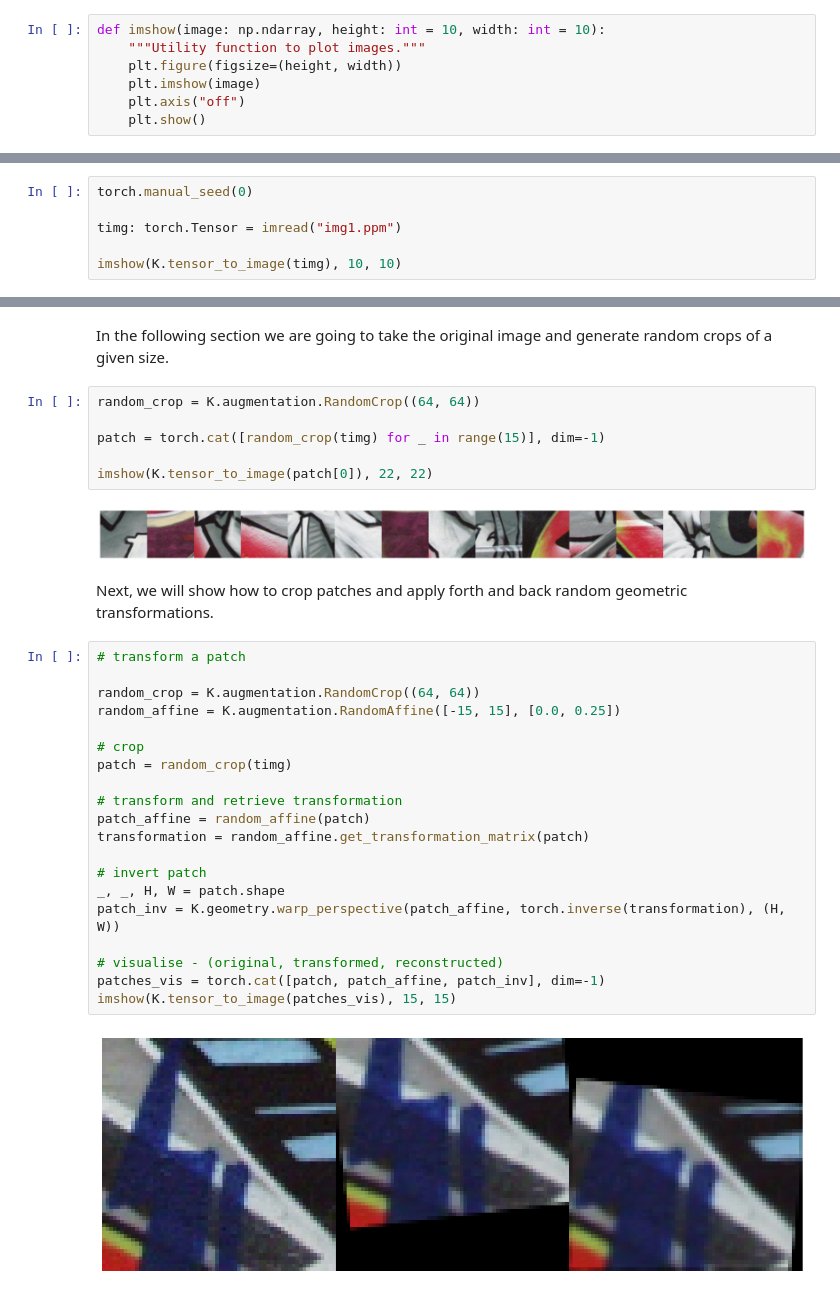
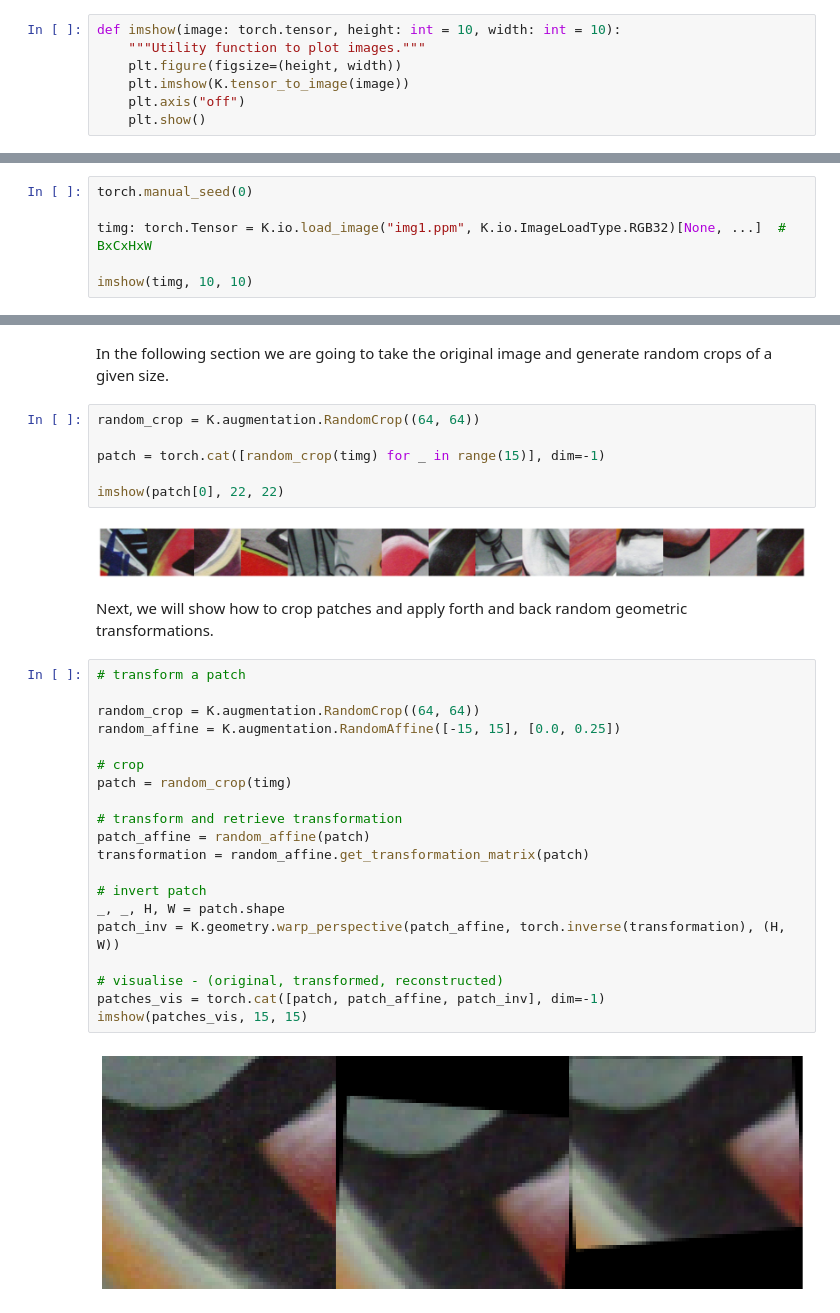
Before and after one commit to kornia/tutorials, a Jupyter notebook: nbs/geometry_generate_patch.ipynb, the cells around one changed output, grey strips where cells are left out. Drawn from its saved outputs; the diff is of its cells as text.

Commit message:
Use `K.io` in geometry generate patch

```diff
--- a/nbs/geometry_generate_patch.ipynb
+++ b/nbs/geometry_generate_patch.ipynb
@@ -38,8 +37,8 @@ import numpy as np
 import torch
 # %%
-def imshow(image: np.ndarray, height: int = 10, width: int = 10):
+def imshow(image: torch.tensor, height: int = 10, width: int = 10):
     """Utility function to plot images."""
     plt.figure(figsize=(height, width))
-    plt.imshow(image)
+    plt.imshow(K.tensor_to_image(image))
     plt.axis("off")
     plt.show()
@@ -59,9 +47,9 @@ Load and show the original image
 # %%
 torch.manual_seed(0)
 
-timg: torch.Tensor = imread("img1.ppm")
+timg: torch.Tensor = K.io.load_image("img1.ppm", K.io.ImageLoadType.RGB32)[None, ...]  # BxCxHxW
 
-imshow(K.tensor_to_image(timg), 10, 10)
+imshow(timg, 10, 10)
 # %% [output]
 [figure]
 # %% [markdown]
@@ -71,30 +59,30 @@ random_crop = K.augmentation.RandomCrop((64, 64))
 
 patch = torch.cat([random_crop(timg) for _ in range(15)], dim=-1)
 
-imshow(K.tensor_to_image(patch[0]), 22, 22)
+imshow(patch[0], 22, 22)
 # %% [output]
-[figure, old version]
+[figure, new version]
 # %% [markdown]
 Next, we will show how to crop patches and apply forth and back random geometric transformations.
 # %%
 # transform a patch
 
 random_crop = K.augmentation.RandomCrop((64, 64))
 random_affine = K.augmentation.RandomAffine([-15, 15], [0.0, 0.25])
 
 # crop
 patch = random_crop(timg)
 
 # transform and retrieve transformation
 patch_affine = random_affine(patch)
 transformation = random_affine.get_transformation_matrix(patch)
 
 # invert patch
 _, _, H, W = patch.shape
 patch_inv = K.geometry.warp_perspective(patch_affine, torch.inverse(transformation), (H, W))
 
 # visualise - (original, transformed, reconstructed)
 patches_vis = torch.cat([patch, patch_affine, patch_inv], dim=-1)
-imshow(K.tensor_to_image(patches_vis), 15, 15)
+imshow(patches_vis, 15, 15)
 # %% [output]
-[figure, old version]
+[figure, new version]
```
Also changed, not shown: parts of 3 cells of this notebook.
